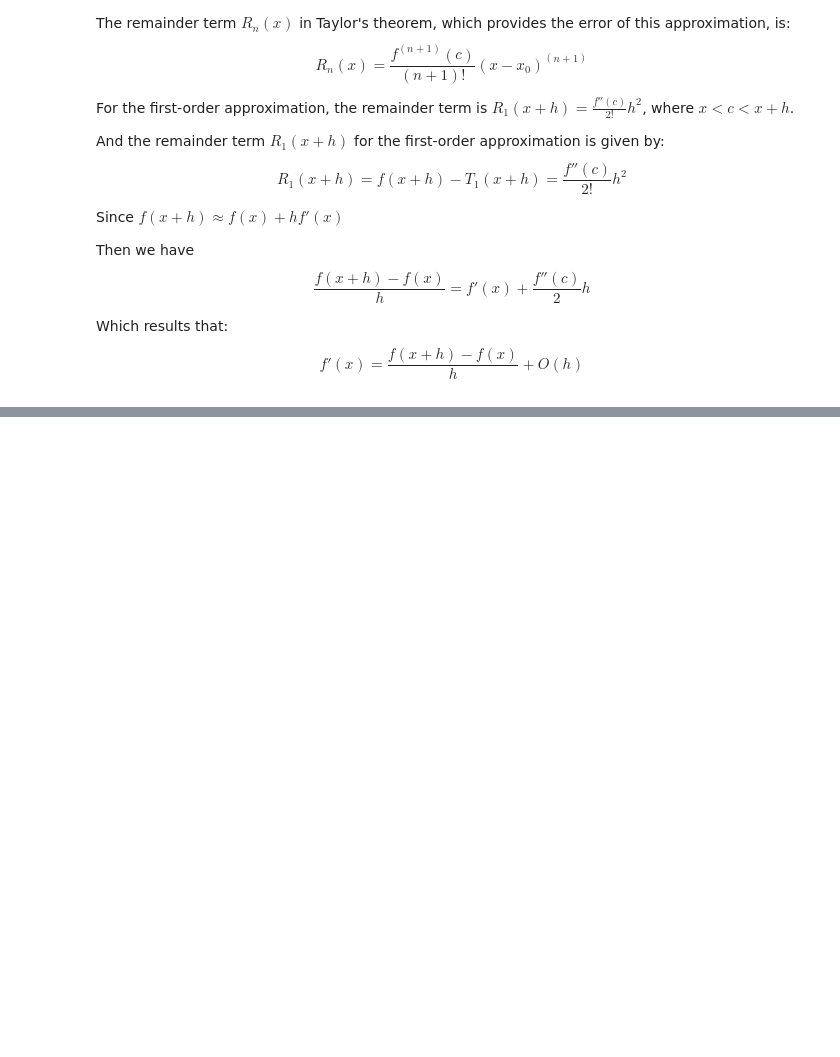
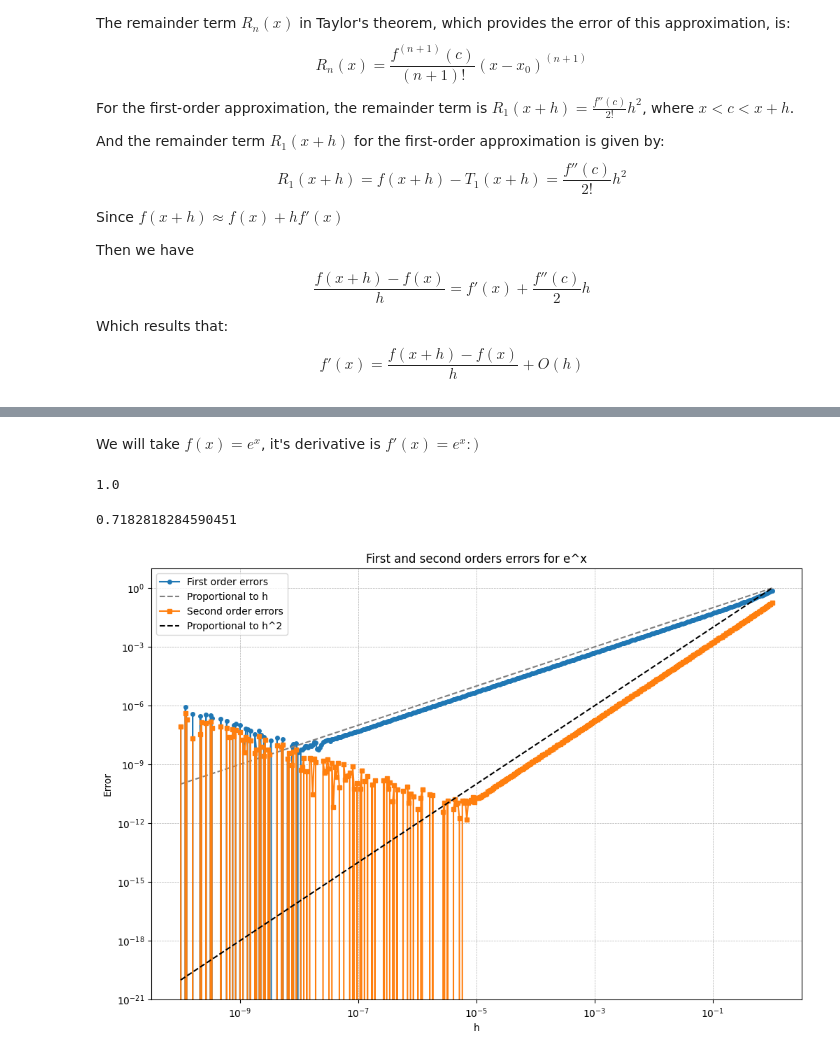
Before and after one commit to cristicretu/ubb, a Jupyter notebook: Semester_01/Mathematical_Analysis/Seminar_06/extra.ipynb, the cells around one changed output, grey strips where cells are left out. Saved outputs shown, nothing was run; the diff lists cells and outputs as text; code cells hidden in the pictures; blank space fills up the shorter version.

```diff
--- a/Semester_01/Mathematical_Analysis/Seminar_06/extra.ipynb
+++ b/Semester_01/Mathematical_Analysis/Seminar_06/extra.ipynb
@@ -43,3 +50,55 @@ import math
 import matplotlib.pyplot as plt
 import numpy as np
 %matplotlib inline
+# %% [markdown]
+We will take $ f(x) = e^x $, it's derivative is $ f'(x) = e^x :) $
+# %%
+f = lambda x: np.exp(x)
+df = lambda x: np.exp(x)
+
+def first_order(x, h):
+    return (f(x + h) - f(x)) / h
+
+def second_order(x, h):
+    return (f(x + h) - f(x - h)) / (2 * h)
+# %%
+# h values close to 0
+h_values = np.logspace(-10, 0, 400)
+# %%
+# Take our point at x0 = 0
+x0 = 0
+
+actual_result = df(x0)
+actual_result
+# %% [output]
+1.0
+# %%
+first_order_errors = []
+second_order_errors = []
+
+for h in h_values:
+    first_error = first_order(x0, h) - actual_result
+    second_error = second_order(x0, h) - actual_result
+
+    first_order_errors.append(first_error)
+    second_order_errors.append(second_error)
+
+max(first_order_errors)
+# %% [output]
+0.7182818284590451
+# %%
+plt.figure(figsize=(12, 8))
+plt.loglog(h_values, first_order_errors, label='First order errors', marker='o', linestyle='-', markersize=4)
+plt.loglog(h_values, h_values, label='Proportional to h', linestyle='--', color='gray')
+plt.loglog(h_values, second_order_errors, label='Second order errors', marker='s', linestyle='-', markersize=4)
+plt.loglog(h_values, h_values**2, label='Proportional to h^2', linestyle='--', color='black')
+
+# annotations
+plt.xlabel('h')
+plt.ylabel('Error')
+plt.title('First and second orders errors for e^x')
+plt.legend()
+plt.grid(True, which='both', linestyle='--', linewidth=0.5)
+plt.show()
+# %% [output]
+[figure, added]
```
Also changed, not shown: parts of 2 cells of this notebook, 3 other files.
